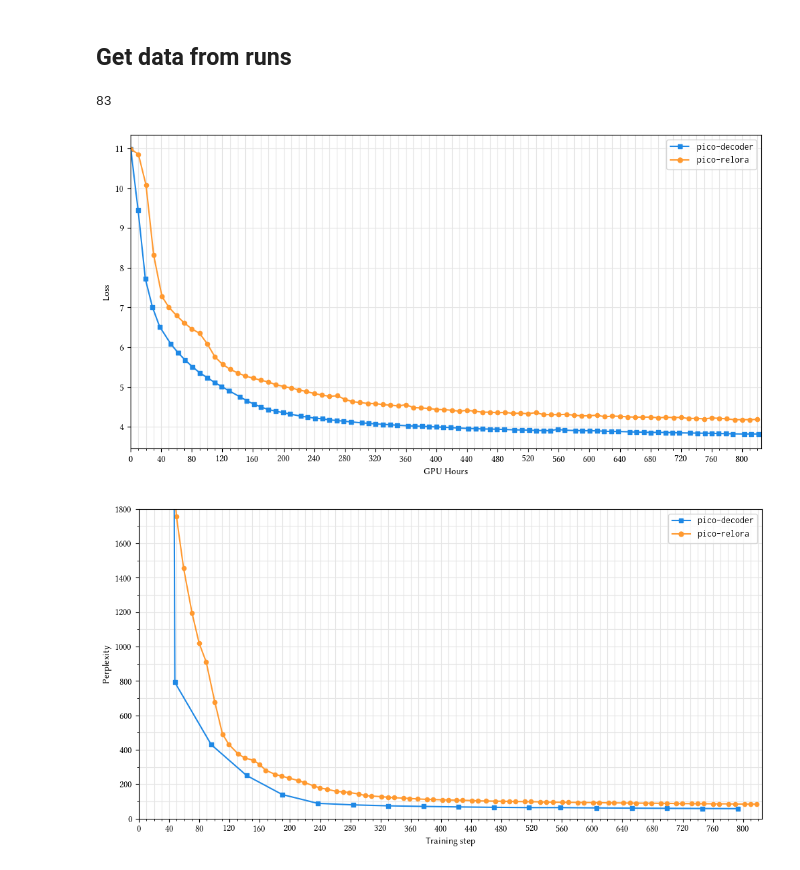
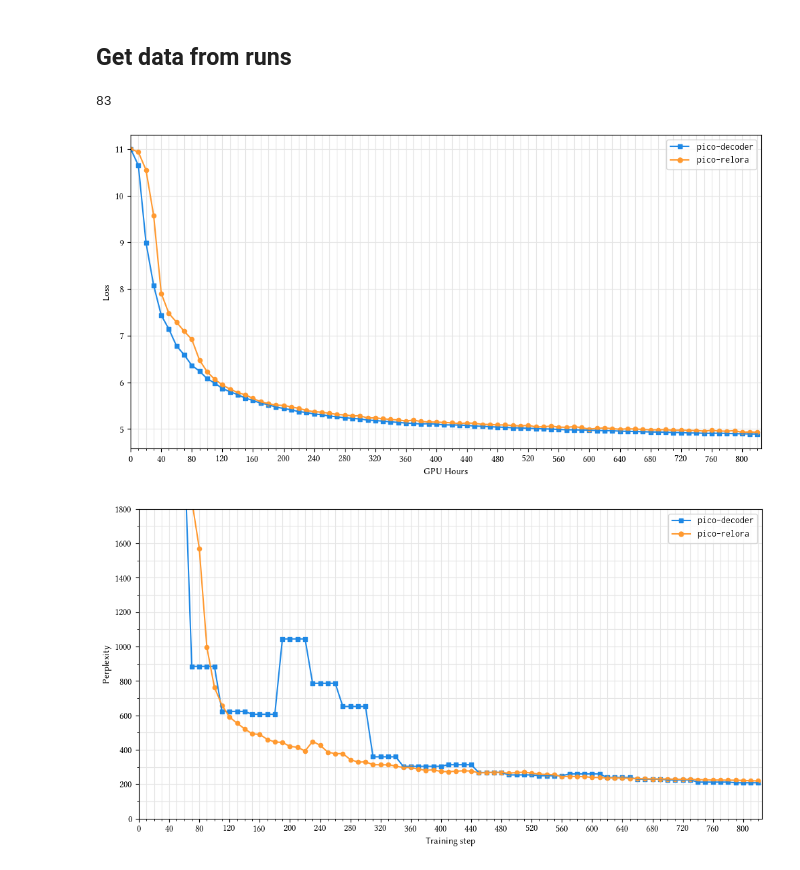
Before and after one commit to Yu-val-weiss/relora-pico, a Jupyter notebook: notebooks/training-plots-time.ipynb, the cells around one changed output. Cells and saved outputs as stored; diff of their text form; code cells hidden in the pictures.

Commit message:
update per gpu hour plots

```diff
--- a/notebooks/training-plots-time.ipynb
+++ b/notebooks/training-plots-time.ipynb
@@ -51,32 +50,29 @@ baseline_df = pd.DataFrame(baseline_run.scan_history())
 relora_df = pd.DataFrame(relora_run.scan_history())
 # %%
 def get_data_from_df(
-    df: pd.DataFrame, metric: str, n_gpus: int, step_gpu_hours: float = 1, max_time: float = 820
+    df: pd.DataFrame, metric: str, n_gpus: int, interval: pd.Timedelta, end_offset: pd.Timedelta
 ):
-    # Compute gpu-hours
-    df["gpu"] = (df["_runtime"] * n_gpus) / 3600
-    cols = ["gpu", metric]
-    df_subset = df[cols]
+    df = df.copy()
+    df = df[df[metric].notna()]
 
-    # Mask conditions
-    time = df_subset["gpu"]
-    mask = (time <= max_time) & df_subset[metric].notna()
-    df_filtered = df_subset[mask].sort_values("gpu")
+    df["_runtime"] = pd.to_timedelta(df["_runtime"], unit="s")
+    df["_runtime"] = df["_runtime"] - df["_runtime"].iloc[0]
+    df["gpu_time"] = df["_runtime"] * n_gpus
 
-    # Create target times at regular intervals
-    start = df_filtered["gpu"].iloc[0]
-    end = df_filtered["gpu"].iloc[-1]
-    target_times = np.arange(start, min(end, max_time), step_gpu_hours)
+    cols = ["gpu_time", metric]
+    df = df[cols].sort_values("gpu_time")
 
-    # Use numpy to efficiently get closest rows
-    idx = (np.abs(df_filtered["gpu"].values[:, None] - target_times)).argmin(axis=0)
-    sampled = df_filtered.iloc[idx].drop_duplicates("gpu")
+    target_offsets = pd.timedelta_range(start="0min", end=end_offset, freq=interval)
+    df = pd.merge_asof(pd.DataFrame({"gpu_time": target_offsets}), df, on="gpu_time", direction="nearest")
 
-    return sampled["gpu"].to_numpy(), sampled[metric].to_numpy()
+    return df["gpu_time"].dt.total_seconds().to_numpy() / 3600, df[metric].to_numpy()
 # %%
-MAX_TIME = 825
-baseline_data_loss = get_data_from_df(baseline_df, "train/loss", 16, step_gpu_hours=10, max_time=MAX_TIME)
-relora_data_loss = get_data_from_df(relora_df, "train/loss", 4, step_gpu_hours=10, max_time=MAX_TIME)
+MAX_TIME = pd.Timedelta("825h")
+MAX_TIME_HRS = MAX_TIME.total_seconds() / 3600
+INTERVAL = pd.Timedelta("10h")
+
+baseline_data_loss = get_data_from_df(baseline_df, "train/loss", 16, INTERVAL, MAX_TIME)
+relora_data_loss = get_data_from_df(relora_df, "train/loss", 4, INTERVAL, MAX_TIME)
 
 print(len(baseline_data_loss[0]))
 
@@ -93,7 +89,7 @@ ax.plot(*relora_data_loss, color=colors[1])
 ax.set_xlabel("GPU Hours")
 ax.set_ylabel("Loss")
 
-ax.set_xlim(0, MAX_TIME)
+ax.set_xlim(0, MAX_TIME_HRS)
 
 ax.xaxis.set_major_locator(ticker.MultipleLocator(40))
 ax.xaxis.set_minor_locator(ticker.MultipleLocator(10))
@@ -115,10 +111,10 @@ fig.savefig(f"../graphs/{RUN_SCALE}_loss_gpu_hrs.pdf")
 fig.show()
 # %% [output]
 83
-[figure, old version]
+[figure, new version]
 # %%
-baseline_data_paloma = get_data_from_df(baseline_df, "eval/paloma", 16, step_gpu_hours=10, max_time=MAX_TIME)
-relora_data_paloma = get_data_from_df(relora_df, "eval/paloma", 4, step_gpu_hours=10, max_time=MAX_TIME)
+baseline_data_paloma = get_data_from_df(baseline_df, "eval/paloma", 16, INTERVAL, MAX_TIME)
+relora_data_paloma = get_data_from_df(relora_df, "eval/paloma", 4, INTERVAL, MAX_TIME)
 
 fig, ax = plt.subplots(figsize=(12, 6))
 
@@ -130,32 +126,32 @@ ax.plot(*baseline_data_paloma, color=colors[0])
 ax.scatter(*relora_data_paloma, color=colors[1], marker="o", s=20)
 ax.plot(*relora_data_paloma, color=colors[1])
 
 ax.set_xlabel("Training step")
 ax.set_ylabel("Perplexity")
 
 ax.xaxis.set_major_locator(ticker.MultipleLocator(40))
 ax.xaxis.set_minor_locator(ticker.MultipleLocator(10))
 ax.yaxis.set_minor_locator(ticker.MultipleLocator(100))
 
 ax.set_axisbelow(True)
 ax.grid(which="both", axis="both", color="#E5E5E5")
 
 ax.set_ylim(0, 1800)
-ax.set_xlim(0, MAX_TIME)
+ax.set_xlim(0, MAX_TIME_HRS)
 
 legend_elements = [
     Line2D(
         [0], [0], color=colors[0], marker="s", linestyle="-", label=r"\texttt{pico-decoder}", markersize=5
     ),
     Line2D(
         [0], [0], color=colors[1], marker="o", linestyle="-", label=r"\texttt{pico-relora}", markersize=5
     ),
 ]
 
 ax.legend(handles=legend_elements)
 
 
 fig.savefig(f"../graphs/{RUN_SCALE}_ppl_gpu_hrs.pdf")
 fig.show()
 # %% [output]
-[figure, old version]
+[figure, new version]
```
Also changed, not shown: parts of 2 cells of this notebook, 4 other files.
